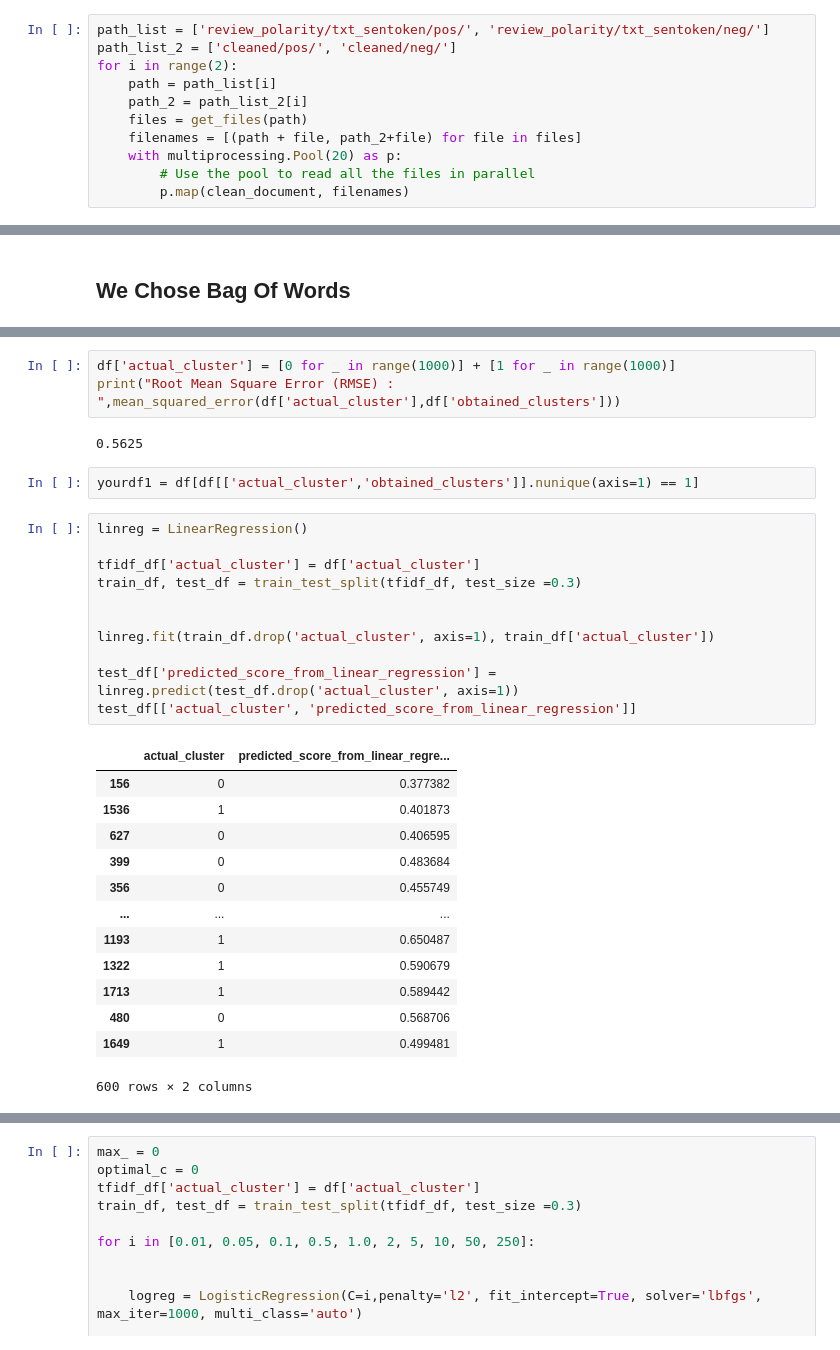
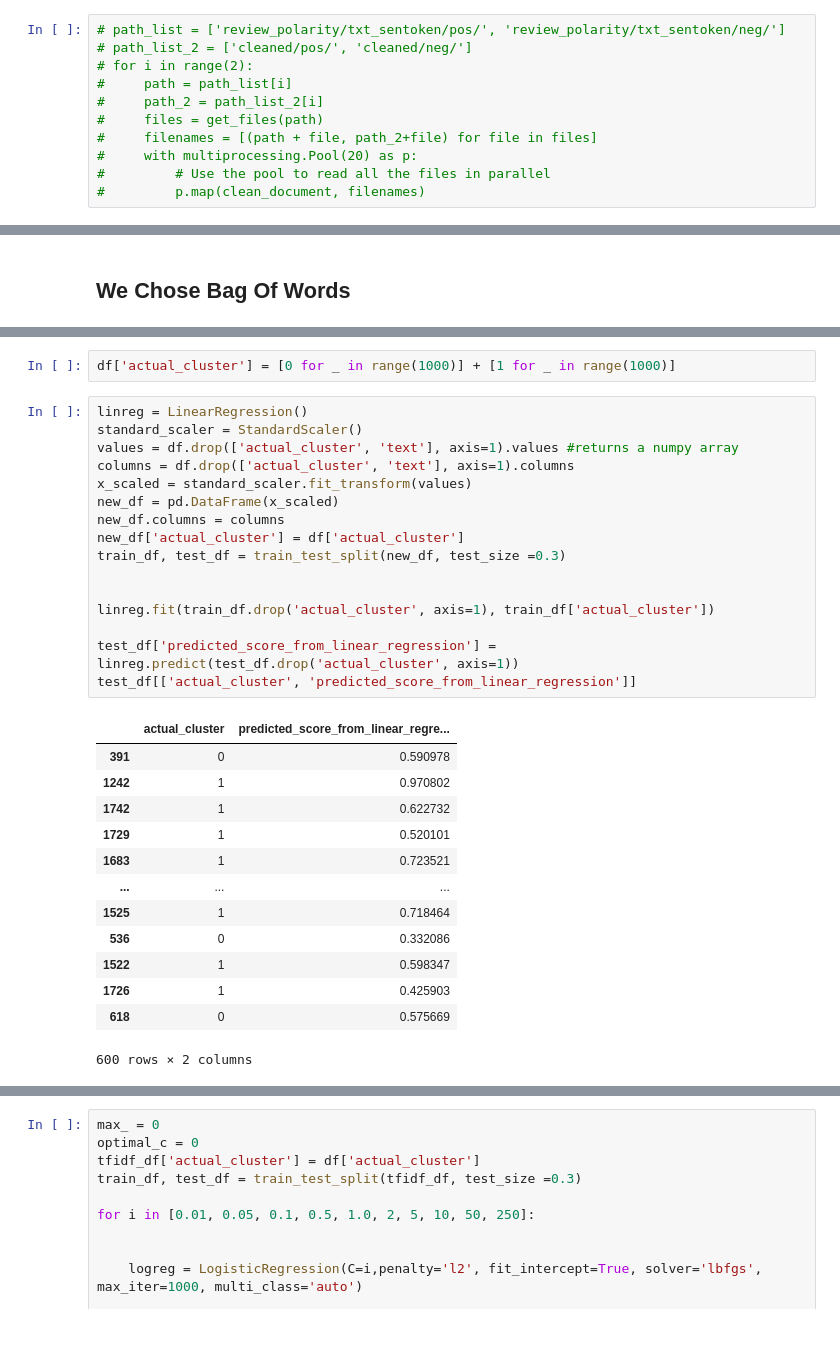
Before and after one commit to HarunErenMutlu/text_mining, a Jupyter notebook: nlp.ipynb, the cells around one changed output, grey strips where cells are left out. Cells and saved outputs as stored; diff of their text form.

```diff
--- a/nlp.ipynb
+++ b/nlp.ipynb
@@ -112,11 +123,11 @@ def clean_document(fileName):
 # %%
-path_list = ['review_polarity/txt_sentoken/pos/', 'review_polarity/txt_sentoken/neg/']
-path_list_2 = ['cleaned/pos/', 'cleaned/neg/']
-for i in range(2):
-    path = path_list[i]
-    path_2 = path_list_2[i]
-    files = get_files(path)
-    filenames = [(path + file, path_2+file) for file in files]
-    with multiprocessing.Pool(20) as p:
-        # Use the pool to read all the files in parallel
-        p.map(clean_document, filenames)
+# path_list = ['review_polarity/txt_sentoken/pos/', 'review_polarity/txt_sentoken/neg/']
+# path_list_2 = ['cleaned/pos/', 'cleaned/neg/']
+# for i in range(2):
+#     path = path_list[i]
+#     path_2 = path_list_2[i]
+#     files = get_files(path)
+#     filenames = [(path + file, path_2+file) for file in files]
+#     with multiprocessing.Pool(20) as p:
+#         # Use the pool to read all the files in parallel
+#         p.map(clean_document, filenames)
@@ -254,32 +238,32 @@ df
 # %%
 df['actual_cluster'] = [0 for _ in range(1000)] + [1 for _ in range(1000)]
-print("Root Mean Square Error (RMSE) : ",mean_squared_error(df['actual_cluster'],df['obtained_clusters']))
-# %% [output]
-0.5625
-# %%
-yourdf1 = df[df[['actual_cluster','obtained_clusters']].nunique(axis=1) == 1]
 # %%
 linreg = LinearRegression()
-
-tfidf_df['actual_cluster'] = df['actual_cluster']
-train_df, test_df = train_test_split(tfidf_df, test_size =0.3)
+standard_scaler = StandardScaler()
+values = df.drop(['actual_cluster', 'text'], axis=1).values #returns a numpy array
+columns = df.drop(['actual_cluster', 'text'], axis=1).columns
+x_scaled = standard_scaler.fit_transform(values)
+new_df = pd.DataFrame(x_scaled)
+new_df.columns = columns
+new_df['actual_cluster'] = df['actual_cluster']
+train_df, test_df = train_test_split(new_df, test_size =0.3)
 
 
 linreg.fit(train_df.drop('actual_cluster', axis=1), train_df['actual_cluster'])
 
 test_df['predicted_score_from_linear_regression'] = linreg.predict(test_df.drop('actual_cluster', axis=1))
 test_df[['actual_cluster', 'predicted_score_from_linear_regression']]
 # %% [output]
 |  | actual_cluster | predicted_score_from_linear_regre... |
-| 156 | 0 | 0.377382 |
-| 1536 | 1 | 0.401873 |
-| 627 | 0 | 0.406595 |
-| 399 | 0 | 0.483684 |
-| 356 | 0 | 0.455749 |
+| 391 | 0 | 0.590978 |
+| 1242 | 1 | 0.970802 |
+| 1742 | 1 | 0.622732 |
+| 1729 | 1 | 0.520101 |
+| 1683 | 1 | 0.723521 |
 | ... | ... | ... |
-| 1193 | 1 | 0.650487 |
-| 1322 | 1 | 0.590679 |
-| 1713 | 1 | 0.589442 |
-| 480 | 0 | 0.568706 |
-| 1649 | 1 | 0.499481 |
+| 1525 | 1 | 0.718464 |
+| 536 | 0 | 0.332086 |
+| 1522 | 1 | 0.598347 |
+| 1726 | 1 | 0.425903 |
+| 618 | 0 | 0.575669 |
 600 rows × 2 columns
```
Also changed, not shown: parts of 24 cells of this notebook, 2 other files.
